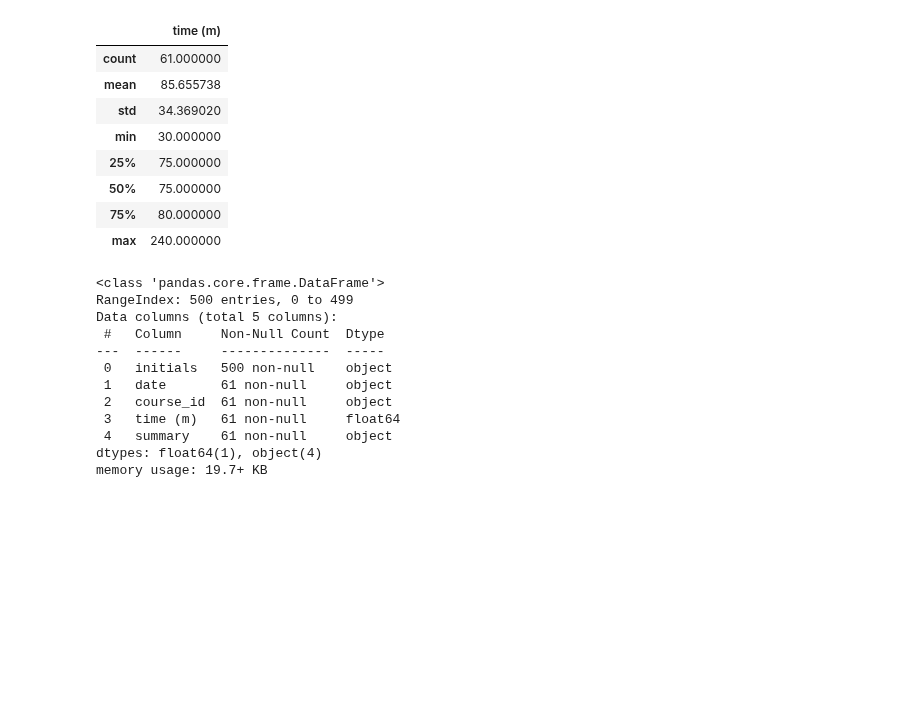
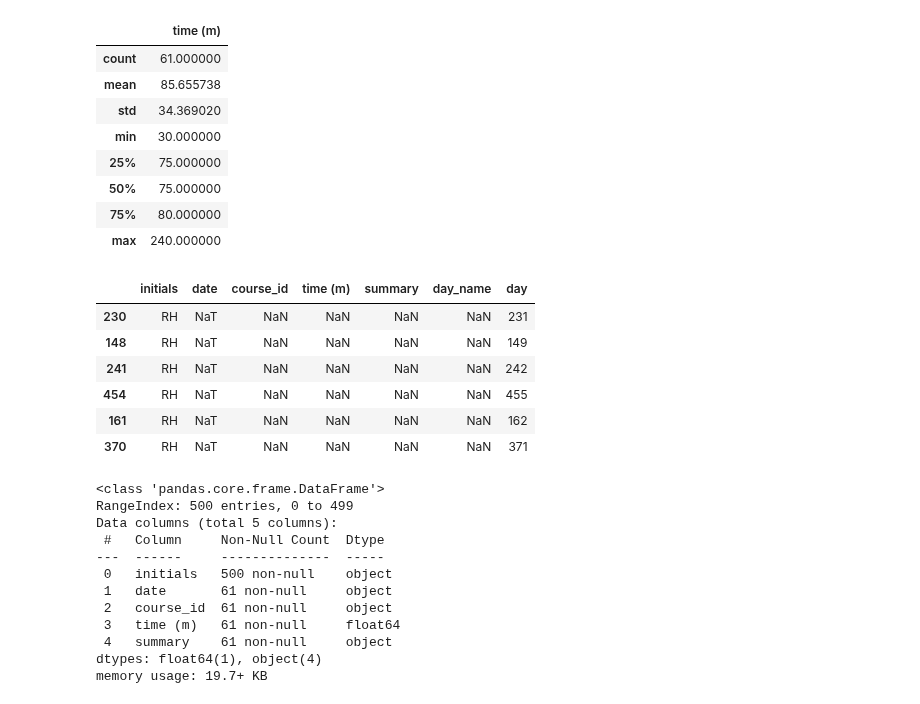
Before and after one commit to Iingxaki/DS160-Time-tracking, a Jupyter notebook: Assignment- Time tracking.ipynb, the cells around one changed output. Drawn from its saved outputs; the diff is of its cells as text; code cells hidden in the pictures; blank space fills up the shorter version.

```diff
--- a/Assignment- Time tracking.ipynb
+++ b/Assignment- Time tracking.ipynb
@@ -47,6 +52,16 @@ df.describe()
 | 50% | 75.000000 |
 | 75% | 80.000000 |
 | max | 240.000000 |
+# %%
+df.sample(6)
+# %% [output]
+|  | initials | date | course_id | time (m) | summary | day_name | day |
+| 230 | RH | NaT | NaN | NaN | NaN | NaN | 231 |
+| 148 | RH | NaT | NaN | NaN | NaN | NaN | 149 |
+| 241 | RH | NaT | NaN | NaN | NaN | NaN | 242 |
+| 454 | RH | NaT | NaN | NaN | NaN | NaN | 455 |
+| 161 | RH | NaT | NaN | NaN | NaN | NaN | 162 |
+| 370 | RH | NaT | NaN | NaN | NaN | NaN | 371 |
 # %%
 df.info()
 # %% [output]
```
Also changed, not shown: parts of 3 cells of this notebook.
